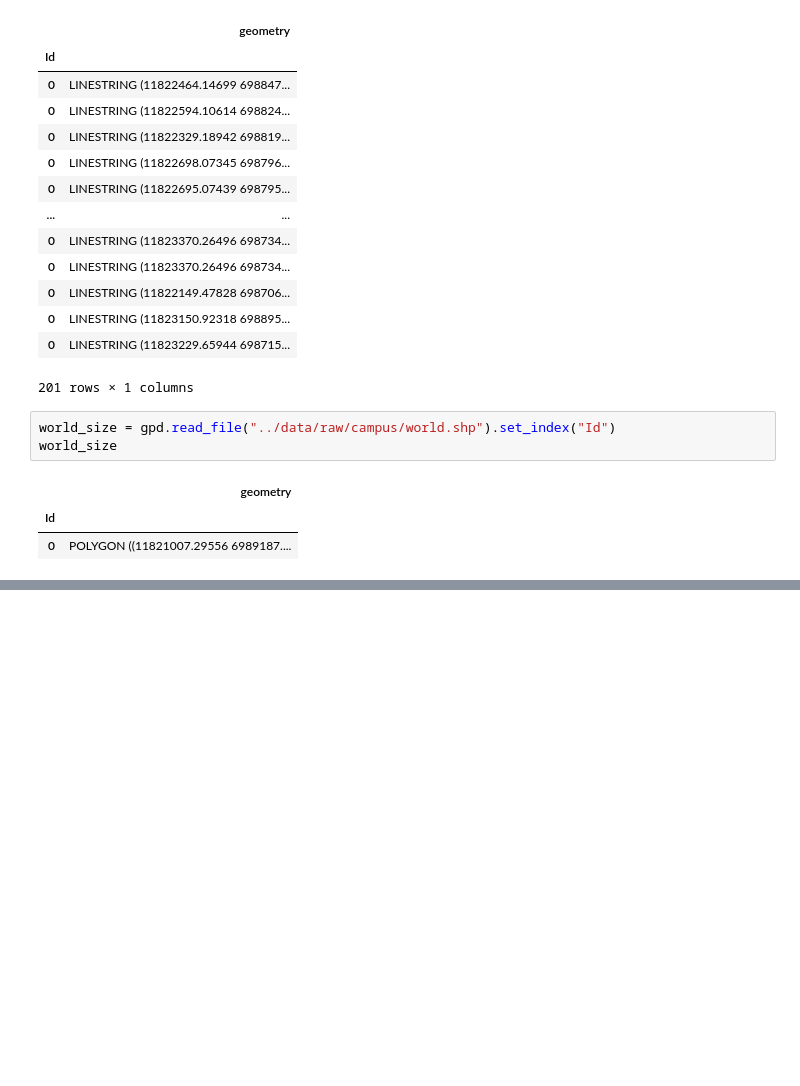
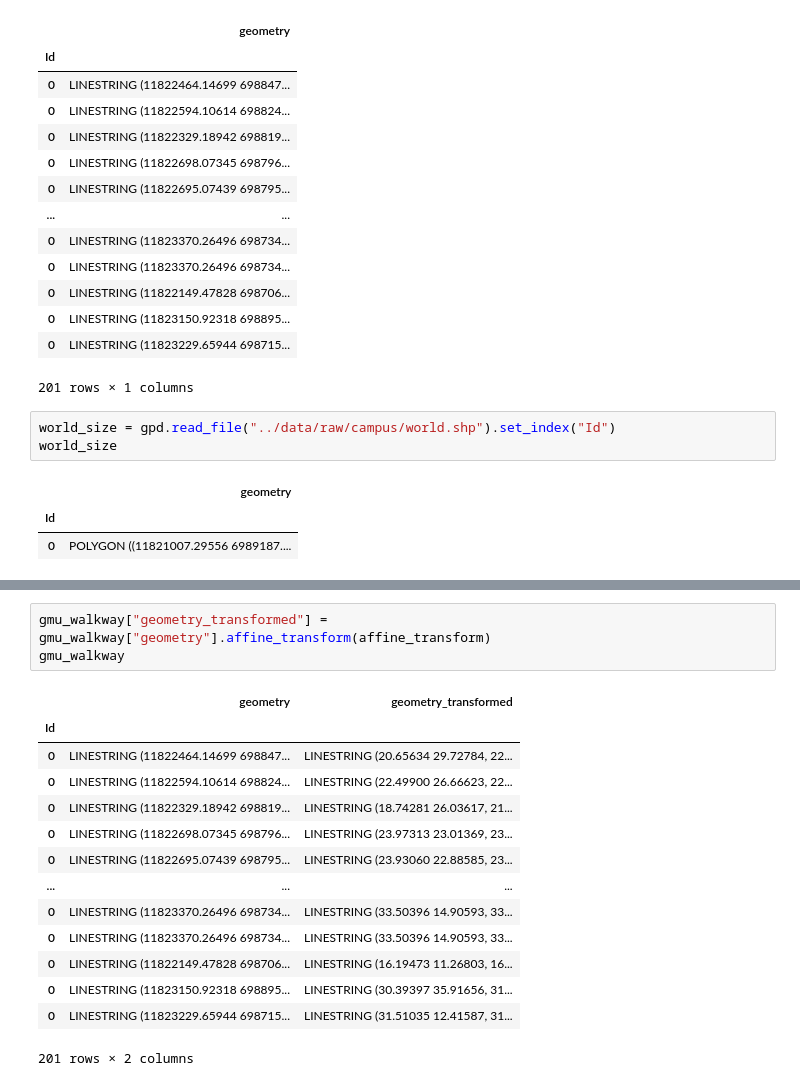
Before and after one commit to wang-boyu/agents-and-networks-in-python, a Jupyter notebook: notebooks/GMU Social Model in Python.ipynb, the cells around one changed output, grey strips where cells are left out. Drawn from its saved outputs; the diff is of its cells as text; blank space fills up the shorter version.

```diff
--- a/notebooks/GMU Social Model in Python.ipynb
+++ b/notebooks/GMU Social Model in Python.ipynb
@@ -87,0 +166,18 @@ netlogo_min_pycor, netlogo_max_pycor = 0, 39
+# %%
+gmu_walkway["geometry_transformed"] = gmu_walkway["geometry"].affine_transform(affine_transform)
+gmu_walkway
+# %% [output]
+|  | geometry | geometry_transformed |
+| Id |  |  |
+| 0 | LINESTRING (11822464.14699 698847... | LINESTRING (20.65634 29.72784, 22... |
+| 0 | LINESTRING (11822594.10614 698824... | LINESTRING (22.49900 26.66623, 22... |
+| 0 | LINESTRING (11822329.18942 698819... | LINESTRING (18.74281 26.03617, 21... |
+| 0 | LINESTRING (11822698.07345 698796... | LINESTRING (23.97313 23.01369, 23... |
+| 0 | LINESTRING (11822695.07439 698795... | LINESTRING (23.93060 22.88585, 23... |
+| ... | ... | ... |
+| 0 | LINESTRING (11823370.26496 698734... | LINESTRING (33.50396 14.90593, 33... |
+| 0 | LINESTRING (11823370.26496 698734... | LINESTRING (33.50396 14.90593, 33... |
+| 0 | LINESTRING (11822149.47828 698706... | LINESTRING (16.19473 11.26803, 16... |
+| 0 | LINESTRING (11823150.92318 698895... | LINESTRING (30.39397 35.91656, 31... |
+| 0 | LINESTRING (11823229.65944 698715... | LINESTRING (31.51035 12.41587, 31... |
+201 rows × 2 columns
```
Also changed, not shown: parts of 12 cells of this notebook.
